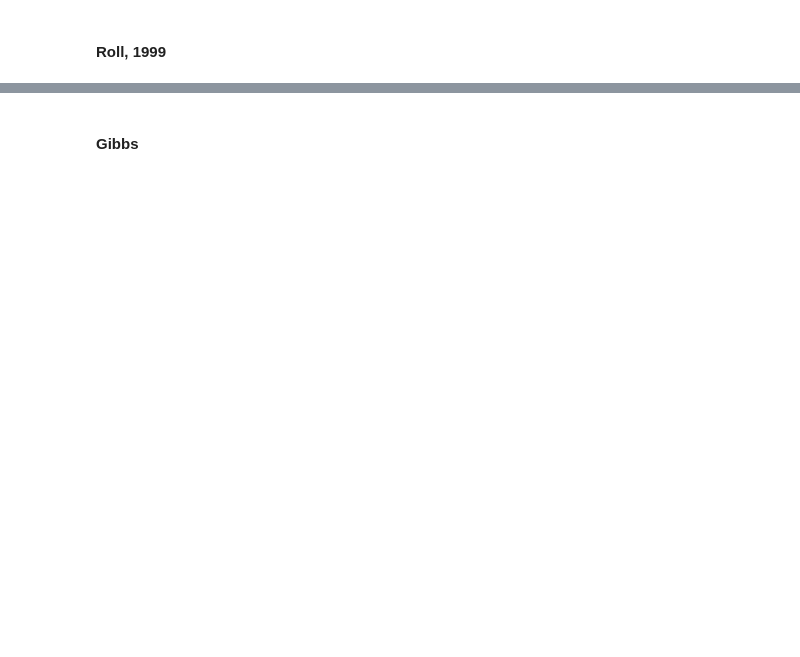
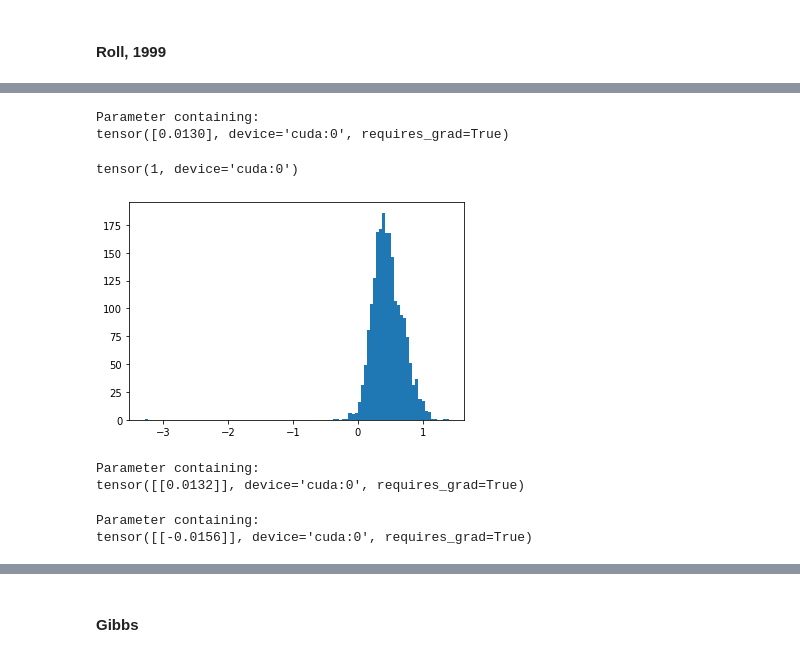
Before and after one commit to GYMS-PKU/Low-Frequency-Spread-Estimator, a Jupyter notebook: notebook/test_20220130.ipynb, the cells around one changed output, grey strips where cells are left out. Cells and saved outputs as stored; diff of their text form; code cells hidden in the pictures; blank space fills up the shorter version.

```diff
--- a/notebook/test_20220130.ipynb
+++ b/notebook/test_20220130.ipynb
@@ -279,8 +519,11 @@ class LOTNet(nn.Module):
     def forward(self, R, R_m):  # 传入的R是seq_length * sample_num，R_m是seq_length * 1
         R_1 = R + self.alpha_1.repeat(len(R), 1) - torch.matmul(R_m, self.beta)
         R_2 = R + self.alpha_2.repeat(len(R), 1) - torch.matmul(R_m, self.beta)
-        R_t = torch.where(R>0, R_1, R_2)
-        R_t = torch.sum(R_t**2, dim=0) / (2 * self.sigma ** 2)
+#         R_1 = R - torch.matmul(R_m, self.beta)
+#         R_2 = R - torch.matmul(R_m, self.beta)
+        R_t = torch.where(R>0, R_2, R_1)
+
+        R_t = torch.sum(R_t**2, dim=0) / (2 * self.sigma ** 2+1e-8)
         # print(R_t.shape)
         return -len(R)/2 * torch.log(1e-8+self.sigma**2) - R_t
 
@@ -348,0 +625,13 @@ for j in range(51, 240):
+# %%
+t = time()
+model = LOTNet(1).to(device)
+optimizer = torch.optim.Adam(model.parameters(), lr=1e-2, weight_decay=0)
+for i in range(200):
+    model.train()
+    optimizer.zero_grad()
+    loss = loss_func(model(r[20:230,0:1], r_m[20:230]))
+    loss.backward()
+    optimizer.step()
+    if (i + 1) % 20 == 0:
+        print('epoch {}'.format(i + 1))
+        print('loss: {:.4f}, time used: {:.4f}s'.format(float(loss), time()-t))
@@ -348,0 +659,24 @@ for j in range(51, 240):
+# %%
+model.sigma
+# %% [output]
+Parameter containing:
+tensor([0.0130], device='cuda:0', requires_grad=True)
+# %%
+torch.sum(model.beta > 0)
+# %% [output]
+tensor(1, device='cuda:0')
+# %%
+plt.hist(model.beta.detach().cpu().numpy().flatten(),bins=100)
+plt.show()
+# %% [output]
+[figure, added]
+# %%
+model.alpha_1
+# %% [output]
+Parameter containing:
+tensor([[0.0132]], device='cuda:0', requires_grad=True)
+# %%
+model.alpha_2
+# %% [output]
+Parameter containing:
+tensor([[-0.0156]], device='cuda:0', requires_grad=True)
```
Also changed, not shown: parts of 33 cells of this notebook, 14 other files.
